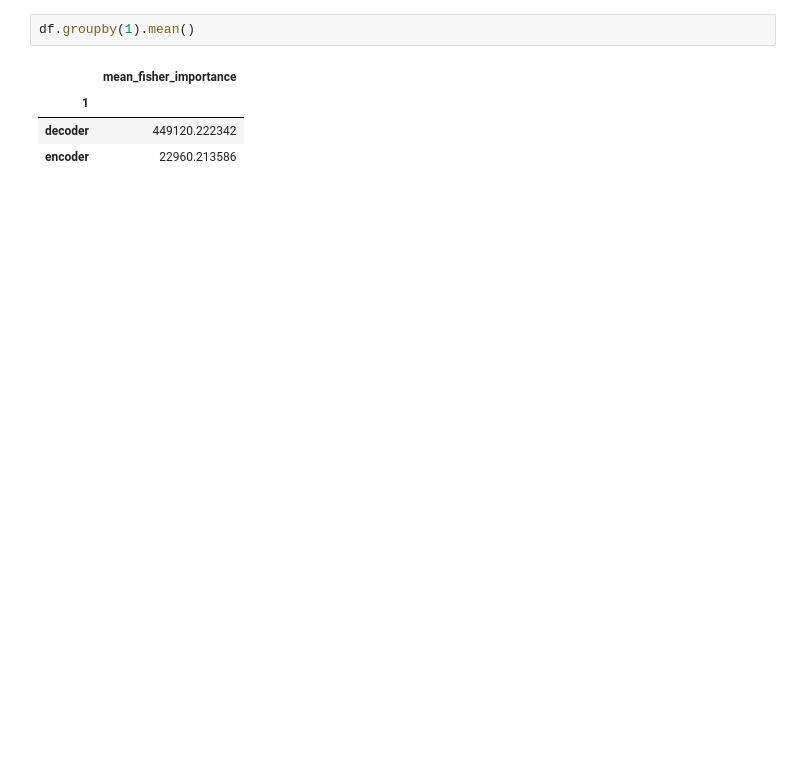
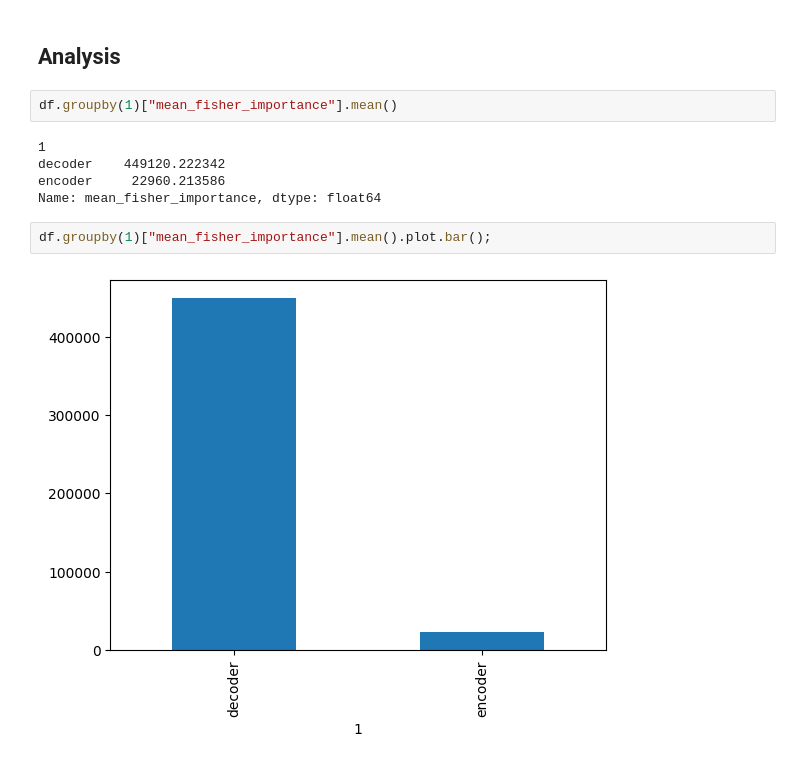
Before and after one commit to tonywu71/distilling-and-forgetting-in-large-pre-trained-models, a Jupyter notebook: notebooks/plot_fisher_importance.ipynb, the cells around one changed output. Drawn from its saved outputs; the diff is of its cells as text; blank space fills up the shorter version.

```diff
--- a/notebooks/plot_fisher_importance.ipynb
+++ b/notebooks/plot_fisher_importance.ipynb
@@ -72,8 +60,14 @@ df
+# %% [markdown]
+## Analysis
 # %%
-df.groupby(1).mean()
+df.groupby(1)["mean_fisher_importance"].mean()
 # %% [output]
-|  | mean_fisher_importance |
-| 1 |  |
-| decoder | 449120.222342 |
-| encoder | 22960.213586 |
+1
+decoder    449120.222342
+encoder     22960.213586
+Name: mean_fisher_importance, dtype: float64
+# %%
+df.groupby(1)["mean_fisher_importance"].mean().plot.bar();
+# %% [output]
+[figure, added]
 # %%
```
Also changed, not shown: parts of 14 cells of this notebook.
